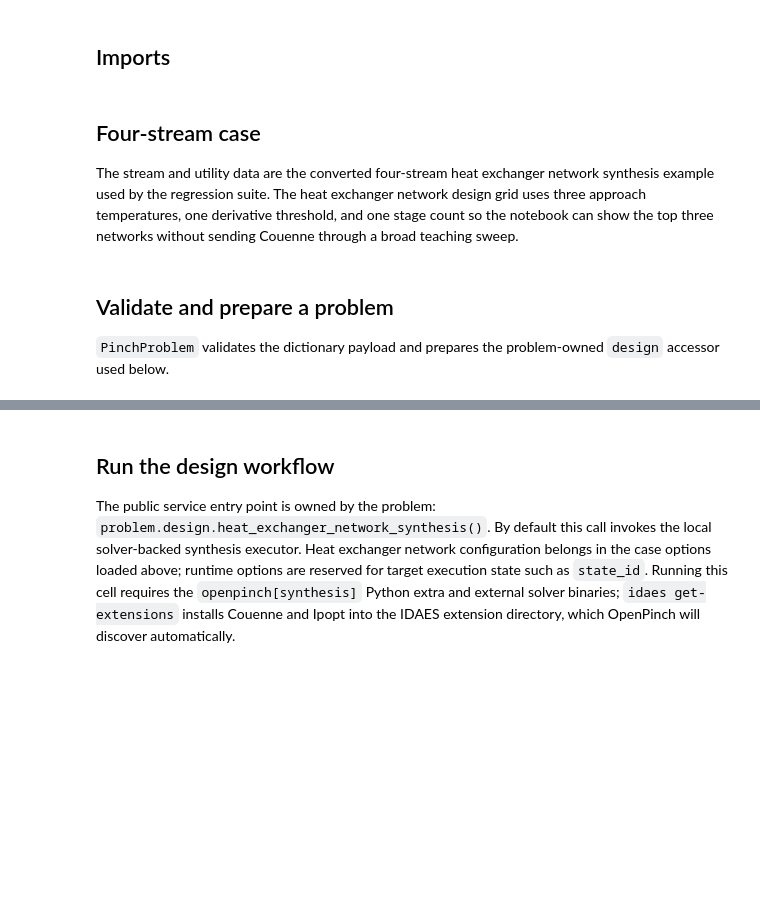
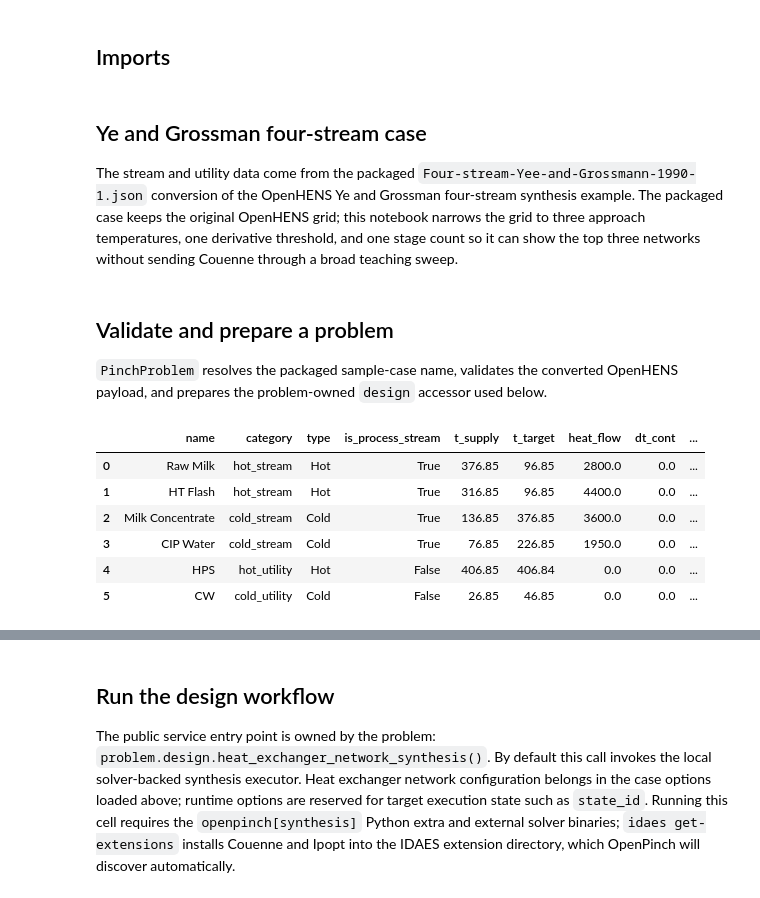
Before and after one commit to waikato-ahuora-smart-energy-systems/OpenPinch, a Jupyter notebook: OpenPinch/data/notebooks/09_hen_design_service_four_stream.ipynb, the cells around one changed output, grey strips where cells are left out. Drawn from its saved outputs; the diff is of its cells as text; code cells hidden in the pictures; blank space fills up the shorter version.

Commit message:
Improved #9 notebook.

```diff
--- a/OpenPinch/data/notebooks/09_hen_design_service_four_stream.ipynb
+++ b/OpenPinch/data/notebooks/09_hen_design_service_four_stream.ipynb
@@ -7,6 +7,6 @@ This notebook demonstrates the public heat exchanger network design workflow on
 import pandas as pd
 from OpenPinch import PinchProblem
 # %% [markdown]
-## Four-stream case
-The stream and utility data are the converted four-stream heat exchanger network synthesis example used by the regression suite. The heat exchanger network design grid uses three approach temperatures, one derivative threshold, and one stage count so the notebook can show the top three networks without sending Couenne through a broad teaching sweep.
+## Ye and Grossman four-stream case
+The stream and utility data come from the packaged `Four-stream-Yee-and-Grossmann-1990-1.json` conversion of the OpenHENS Ye and Grossman four-stream synthesis example. The packaged case keeps the original OpenHENS grid; this notebook narrows the grid to three approach temperatures, one derivative threshold, and one stage count so it can show the top three networks without sending Couenne through a broad teaching sweep.
 # %%
@@ -85,24 +23,40 @@ four_stream_case = {
 }
 # %% [markdown]
 ## Validate and prepare a problem
-`PinchProblem` validates the dictionary payload and prepares the problem-owned `design` accessor used below.
+`PinchProblem` resolves the packaged sample-case name, validates the converted OpenHENS payload, and prepares the problem-owned `design` accessor used below.
 # %%
 problem = PinchProblem(
-    source=four_stream_case,
-    project_name="four_stream_hen_design_service_demo",
+    source=case_name,
+    project_name="Four-stream converted OpenHENS example",
 )
+problem.update_options(options_dict)
 validated = problem.validate()
 
+stream_frame = pd.DataFrame(
+    problem.master_zone.all_streams.to_dict()
+)
 
-pd.DataFrame(
+configuration_frame = pd.DataFrame(
     [
         {
+            "source": case_name,
             "project": problem.project_name,
             "streams": len(validated.streams),
             "utilities": len(validated.utilities or []),
             "approach_temperatures": validated.options["HENS_APPROACH_TEMPERATURES"],
             "derivative_thresholds": validated.options["HENS_DERIVATIVE_THRESHOLDS"],
             "stage_selection": validated.options["HENS_STAGE_SELECTION"],
         }
     ]
 )
+
+display(stream_frame)
+configuration_frame
+# %% [output]
+|  | name | category | type | is_process_stream | t_supply | t_target | heat_flow | dt_cont | ... |
+| 0 | Raw Milk | hot_stream | Hot | True | 376.85 | 96.85 | 2800.0 | 0.0 | ... |
+| 1 | HT Flash | hot_stream | Hot | True | 316.85 | 96.85 | 4400.0 | 0.0 | ... |
+| 2 | Milk Concentrate | cold_stream | Cold | True | 136.85 | 376.85 | 3600.0 | 0.0 | ... |
+| 3 | CIP Water | cold_stream | Cold | True | 76.85 | 226.85 | 1950.0 | 0.0 | ... |
+| 4 | HPS | hot_utility | Hot | False | 406.85 | 406.84 | 0.0 | 0.0 | ... |
+| 5 | CW | cold_utility | Cold | False | 26.85 | 46.85 | 0.0 | 0.0 | ... |
```
Also changed, not shown: parts of 8 cells of this notebook, 14 other files.
